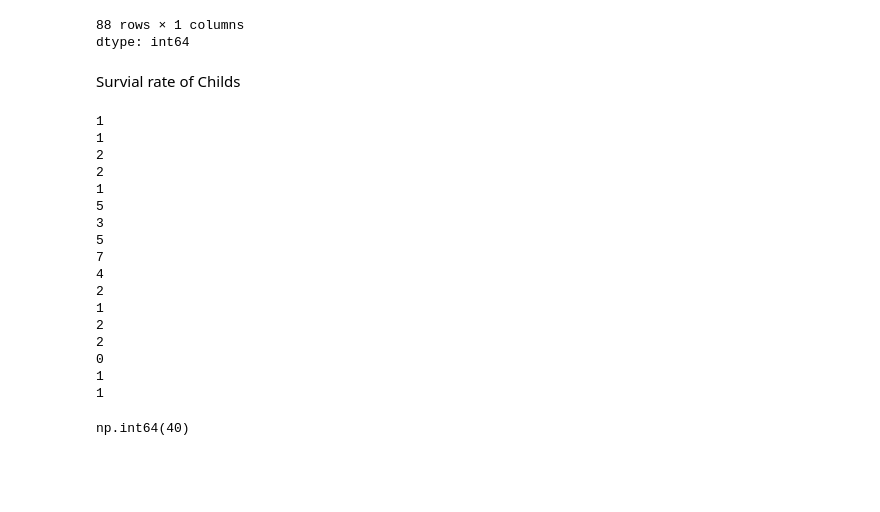
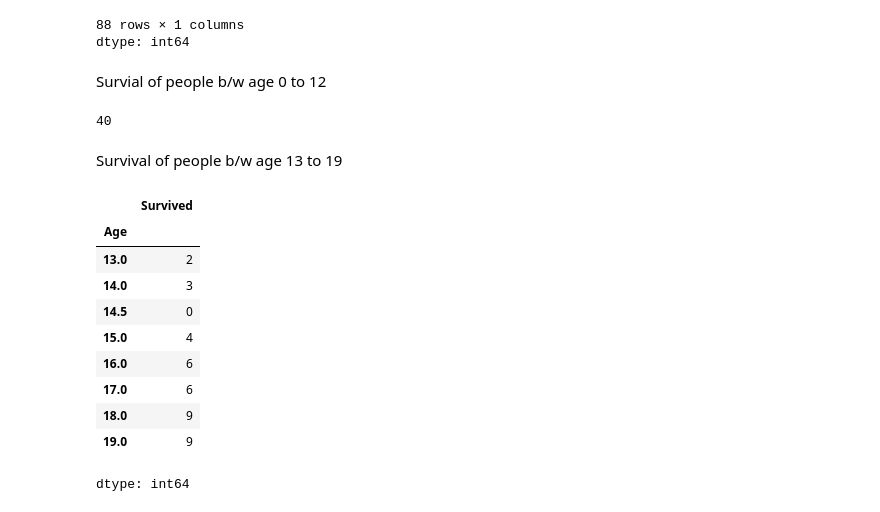
Before and after one commit to akhilesh2009/Exploring-the-Titanic-Dataset, a Jupyter notebook: Exploring_the_Titanic_Dataset.ipynb, the cells around one changed output. Cells and saved outputs as stored; diff of their text form; code cells hidden in the pictures; blank space fills up the shorter version.

```diff
--- a/Exploring_the_Titanic_Dataset.ipynb
+++ b/Exploring_the_Titanic_Dataset.ipynb
@@ -218,30 +248,27 @@ age_survived
 | 80.00 | 1 |
 88 rows × 1 columns
 dtype: int64
-# %% [markdown]
-Survial rate of Childs
+# %% [markdown]
+Survial of people b/w age 0 to 12
 # %%
-for child_survived in age_survived[0:12]:
-  print(child_survived)
+child_survived = age_survived[0:12].sum()
+print(child_survived)
 # %% [output]
-1
-1
-2
-2
-1
-5
-3
-5
-7
-4
-2
-1
-2
-2
-0
-1
-1
+40
-# %%
-age_survived[0:12].sum()
-# %% [output]
-np.int64(40)
+# %% [markdown]
+Survival of people b/w age 13 to 19
+# %%
+teen_survived = age_survived[13:19]
+teen_survived
+# %% [output]
+|  | Survived |
+| Age |  |
+| 13.0 | 2 |
+| 14.0 | 3 |
+| 14.5 | 0 |
+| 15.0 | 4 |
+| 16.0 | 6 |
+| 17.0 | 6 |
+| 18.0 | 9 |
+| 19.0 | 9 |
+dtype: int64
```
Also changed, not shown: parts of 7 cells of this notebook.
